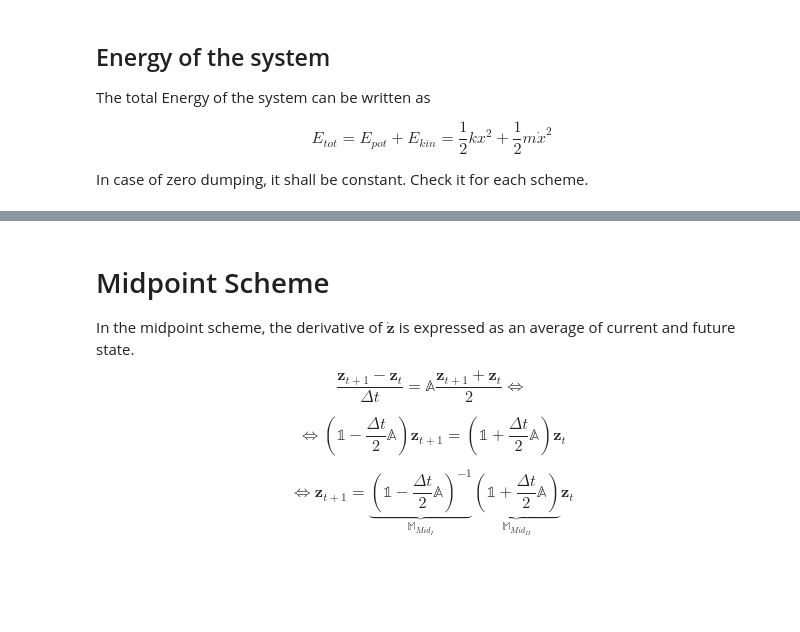
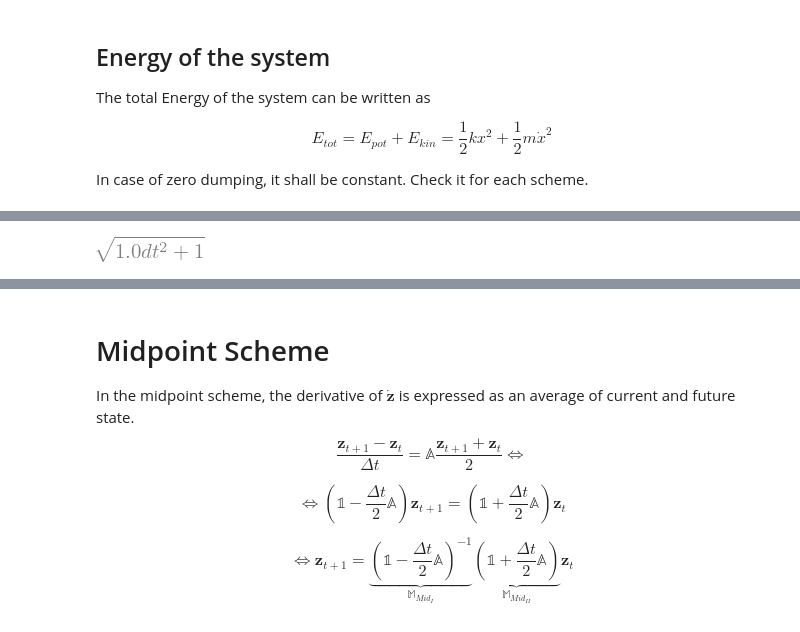
Before and after one commit to ggruszczynski/CFDPython, a Jupyter notebook: lab2_explicit_implicit_and_advection_1D/SOLUTION_explicit_vs_implicit-mass_spring_damper.ipynb, the cells around one changed output, grey strips where cells are left out. Cells and saved outputs as stored; diff of their text form; code cells hidden in the pictures; blank space fills up the shorter version.

```diff
--- a/lab2_explicit_implicit_and_advection_1D/SOLUTION_explicit_vs_implicit-mass_spring_damper.ipynb
+++ b/lab2_explicit_implicit_and_advection_1D/SOLUTION_explicit_vs_implicit-mass_spring_damper.ipynb
@@ -138,0 +280,11 @@ import matplotlib.pyplot as plt
+# %%
+# properties of the system
+m = 1           # mass
+c = 0*1e-2        # damping coefficient
+k = 1e-0        # stiffnes of the spring
+# %%
+explicit_eigenvalue = list(M_explicit_eigenvalues.keys())[0].subs([(m_sym, m), (k_sym, k), (c_sym, c)])
+explicit_eigenvalue = simplify(abs(explicit_eigenvalue))
+explicit_eigenvalue
+# %% [output]
+[figure, added]
```
Also changed, not shown: parts of 34 cells of this notebook, 6 other files.
